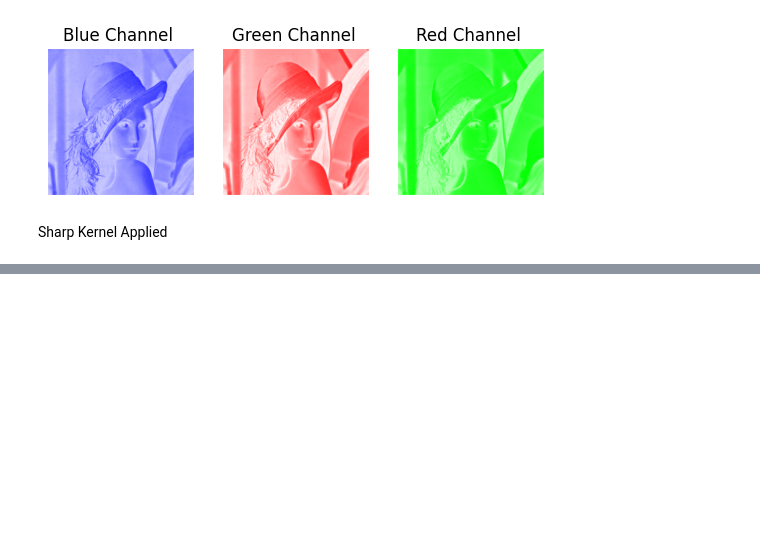
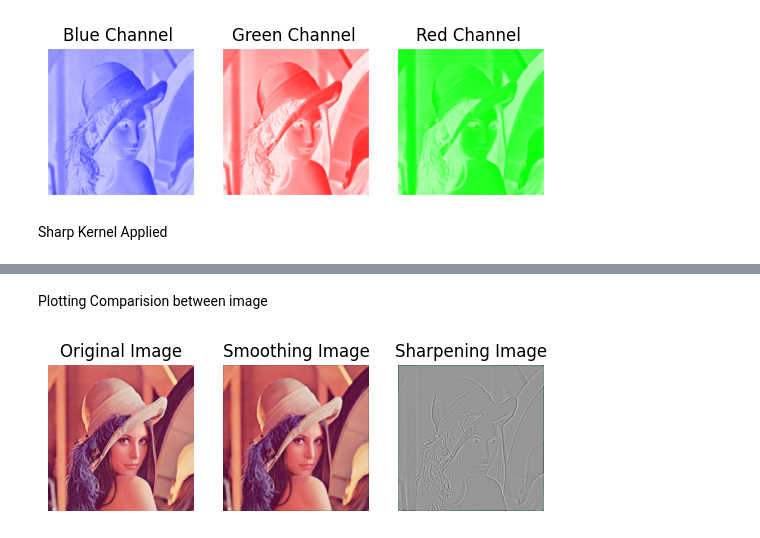
Before and after one commit to vallagenakisu/Image-Processing-Lab, a Jupyter notebook: Lab-1/Lab-1 Assignment-2.ipynb, the cells around one changed output, grey strips where cells are left out. Drawn from its saved outputs; the diff is of its cells as text; code cells hidden in the pictures; blank space fills up the shorter version.

```diff
--- a/Lab-1/Lab-1 Assignment-2.ipynb
+++ b/Lab-1/Lab-1 Assignment-2.ipynb
@@ -143,16 +76,13 @@ Smooth Kernel Applied
 # %%
 def smooth_image(image):
     b_channel ,g_channel ,r_channel = cv2.split(image)
-    smooth_convolved_b = convolve(b_channel, smoothing_kernel)
-    smooth_convolved_g = convolve(g_channel, smoothing_kernel)
-    smooth_convolved_r = convolve(r_channel, smoothing_kernel)
+    smooth_convolved_b = il.convolve(b_channel, smoothing_kernel)
+    smooth_convolved_g = il.convolve(g_channel, smoothing_kernel)
+    smooth_convolved_r = il.convolve(r_channel, smoothing_kernel)
     smooth_convolved_image = cv2.merge((smooth_convolved_b, smooth_convolved_g, smooth_convolved_r))
     normalized_result = cv2.normalize(smooth_convolved_image, None, 0, 255, cv2.NORM_MINMAX).astype(np.uint8)
-    cv2.imshow('Convolved Image', normalized_result)
-    cv2.waitKey(0)
-    cv2.destroyAllWindows()
-
-smooth_image(image)
+    return normalized_result
+il.show_image(smooth_image(image), 'Smoothed Image')
 # %% [markdown]
 Individual Convolved Channel
 # %%
@@ -194,12 +127,10 @@ Sharp Kernel Applied
 # %%
 def sharp_image(image):
     b_channel ,g_channel ,r_channel = cv2.split(image)
-    sharp_convolved_b = convolve(b_channel, sharpening_kernel)
-    sharp_convolved_g = convolve(g_channel, sharpening_kernel)
-    sharp_convolved_r = convolve(r_channel, sharpening_kernel)
+    sharp_convolved_b = il.convolve(b_channel, sharpening_kernel)
+    sharp_convolved_g = il.convolve(g_channel, sharpening_kernel)
+    sharp_convolved_r = il.convolve(r_channel, sharpening_kernel)
     sharp_convolved_image = cv2.merge((sharp_convolved_b, sharp_convolved_g, sharp_convolved_r))
     normalized_result = cv2.normalize(sharp_convolved_image, None, 0, 255, cv2.NORM_MINMAX).astype(np.uint8)
-    cv2.imshow('Convolved Image', normalized_result)
-    cv2.waitKey(0)
-    cv2.destroyAllWindows()
-sharp_image(image)
+    return normalized_result
+il.show_image(sharp_image(image), 'Sharpened Image')
@@ -206,2 +143,21 @@ sharp_image(image)
+# %% [markdown]
+Plotting Comparision between image
+# %%
+plt.subplot(1, 3, 1)
+plt.imshow(cv2.cvtColor(image, cv2.COLOR_BGR2RGB))
+plt.title('Original Image')
+plt.axis('off')
+plt.subplot(1, 3, 2)
+plt.imshow(cv2.cvtColor(smooth_image(image), cv2.COLOR_BGR2RGB))
+plt.title('Smoothing Image')
+plt.axis('off')
+plt.subplot(1, 3, 3)
+plt.imshow(cv2.cvtColor(sharp_image(image), cv2.COLOR_BGR2RGB))
+plt.title('Sharpening Image')
+plt.axis('off')
+plt.savefig('smoothing_sharpening_comparison Color.png')
+plt.show()
+# %% [output]
+[figure, added]
 # %%
 hsv_image = cv2.cvtColor(image, cv2.COLOR_BGR2HSV)
```
Also changed, not shown: parts of 12 cells of this notebook, 12 other files.
